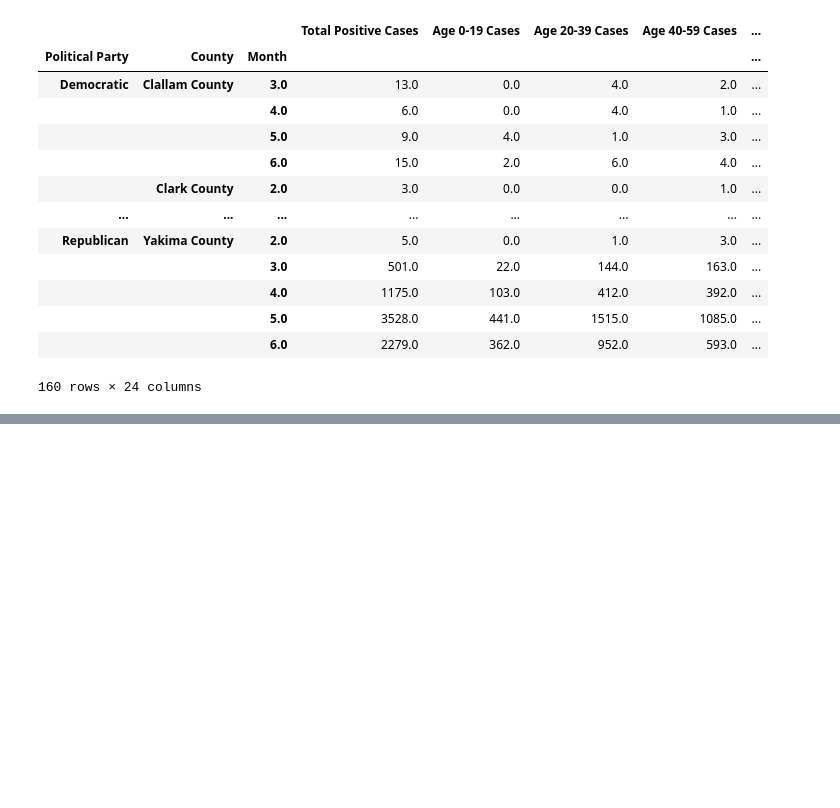
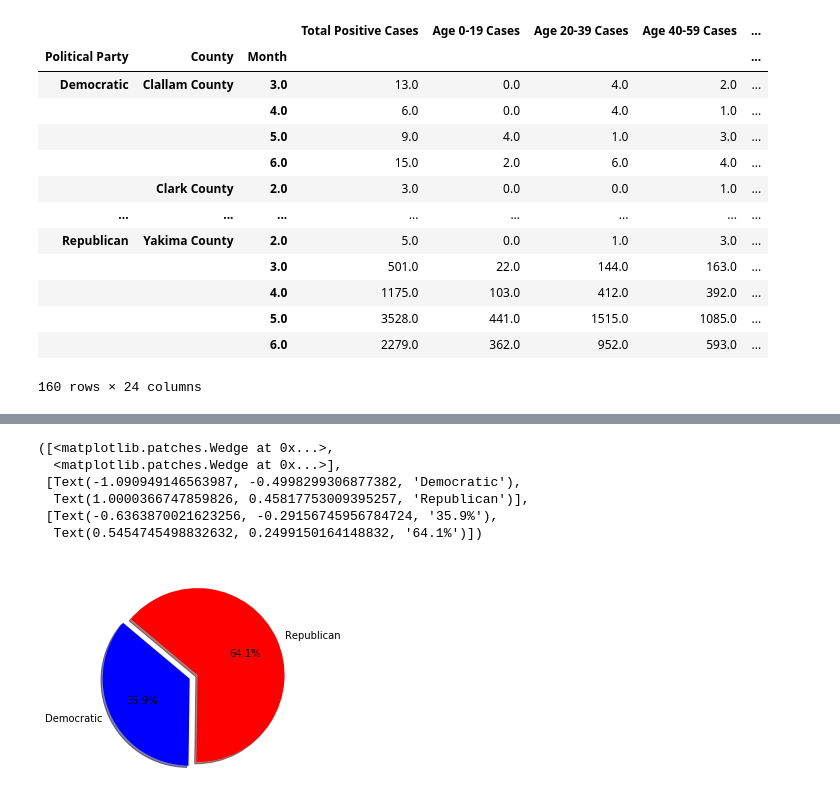
Before and after one commit to mocchicone/Covid-19-Outcomes-in-Washington-State, a Jupyter notebook: Nghia Analysis.ipynb, the cells around one changed output, grey strips where cells are left out. Saved outputs shown, nothing was run; the diff lists cells and outputs as text; code cells hidden in the pictures; blank space fills up the shorter version.

```diff
--- a/Nghia Analysis.ipynb
+++ b/Nghia Analysis.ipynb
@@ -138,0 +159,17 @@ plt.plot(x_axis, sin, linewidth=0, marker="o", color="blue")
+# %%
+# Pie Chart
+political_names = ["Democratic", "Republican"]
+political_breakdown = [14, 25]
+colors = ["blue", "red"]
+explode = (0.1, 0)
+
+plt.pie(political_breakdown, explode=explode, labels=political_names, colors=colors,
+        autopct="%1.1f%%", shadow=True, startangle=140)
+# %% [output]
+([<matplotlib.patches.Wedge at 0x...>,
+  <matplotlib.patches.Wedge at 0x...>],
+ [Text(-1.090949146563987, -0.4998299306877382, 'Democratic'),
+  Text(1.0000366747859826, 0.45817753009395257, 'Republican')],
+ [Text(-0.6363870021623256, -0.29156745956784724, '35.9%'),
+  Text(0.5454745498832632, 0.2499150164148832, '64.1%')])
+[figure, added]
```
Also changed, not shown: parts of 8 cells of this notebook.
